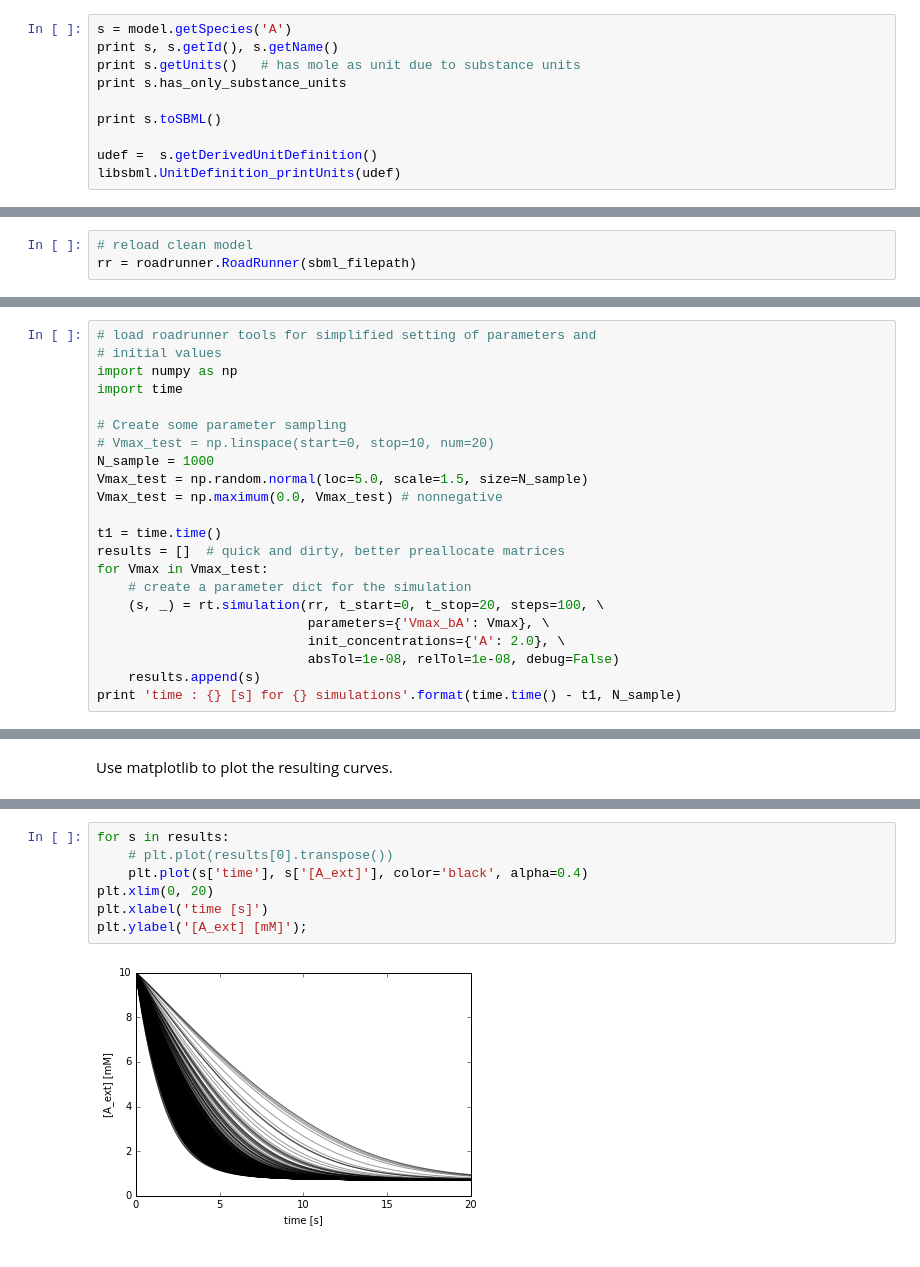
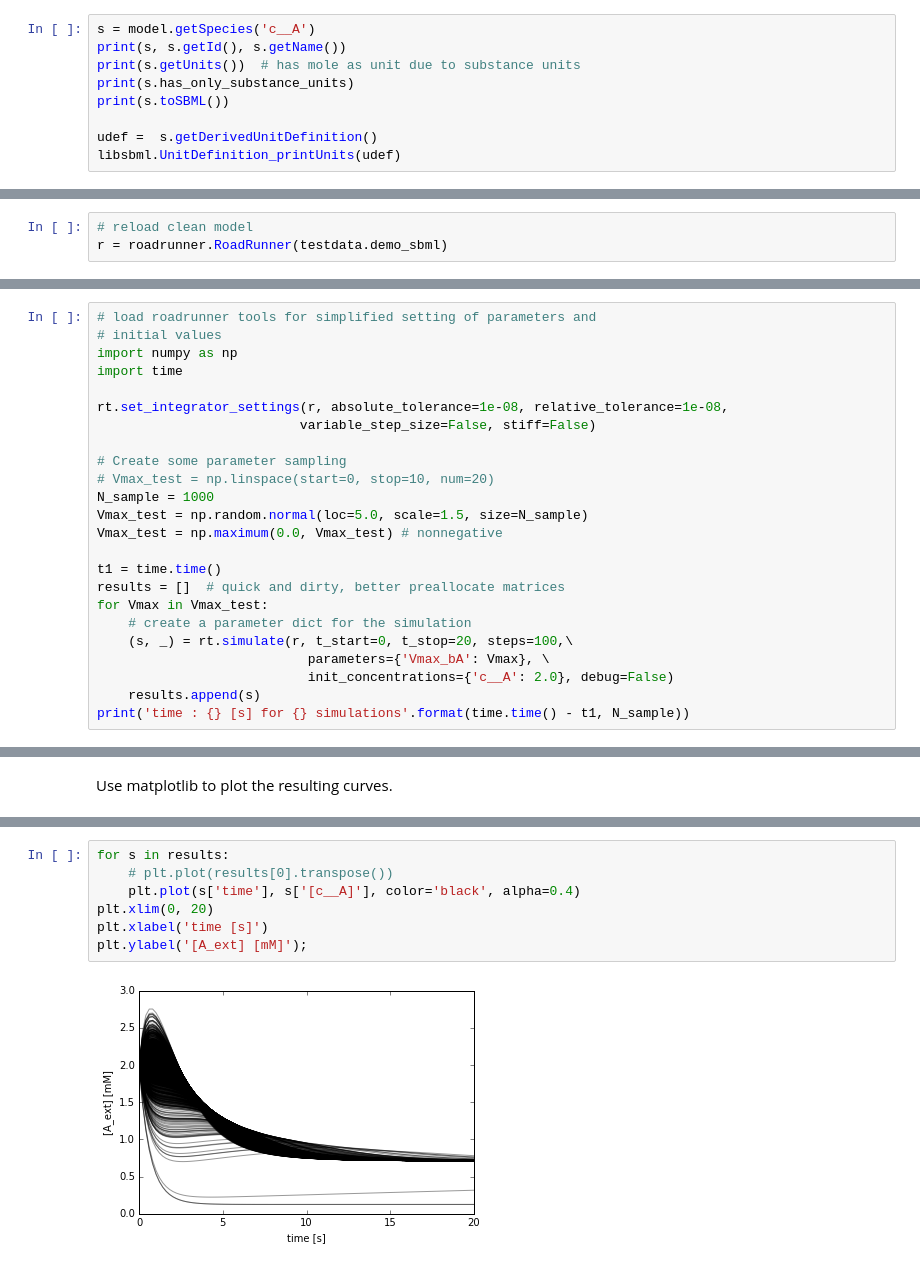
Before and after one commit to jingyayeah/multiscale-galactose, a Jupyter notebook: python/multiscalepy/multiscale/examples/notebook/demo_basic.ipynb, the cells around one changed output, grey strips where cells are left out. Saved outputs shown, nothing was run; the diff lists cells and outputs as text.

Commit message:
demo notebook updated

```diff
--- a/python/multiscalepy/multiscale/examples/notebook/demo_basic.ipynb
+++ b/python/multiscalepy/multiscale/examples/notebook/demo_basic.ipynb
@@ -293,11 +289,10 @@ print type(model)
 <class 'libsbml.Model'>
 # %%
-s = model.getSpecies('A')
-print s, s.getId(), s.getName()
-print s.getUnits()   # has mole as unit due to substance units
-print s.has_only_substance_units
-
-print s.toSBML()
+s = model.getSpecies('c__A')
+print(s, s.getId(), s.getName())
+print(s.getUnits())  # has mole as unit due to substance units
+print(s.has_only_substance_units)
+print(s.toSBML())
 
 udef =  s.getDerivedUnitDefinition()
 libsbml.UnitDefinition_printUnits(udef)
@@ -378,6 +379,6 @@ import multiscale.odesim.simulate.roadrunner_tools as rt
 # %%
 # reload clean model
-rr = roadrunner.RoadRunner(sbml_filepath)
+r = roadrunner.RoadRunner(testdata.demo_sbml)
 # %% [markdown]
 Select parameters to change in the following simulations
 # %%
@@ -452,6 +453,9 @@ bA = scale_f * (Vmax_bA / Km_A) * (A_ext - A) / (1 + A_ext / Km_A + A / Km_A)
 # initial values
 import numpy as np
 import time
+
+rt.set_integrator_settings(r, absolute_tolerance=1e-08, relative_tolerance=1e-08,
+                          variable_step_size=False, stiff=False)
 
 # Create some parameter sampling
 # Vmax_test = np.linspace(start=0, stop=10, num=20)
@@ -463,10 +467,9 @@ t1 = time.time()
 results = []  # quick and dirty, better preallocate matrices
 for Vmax in Vmax_test:
     # create a parameter dict for the simulation
-    (s, _) = rt.simulation(rr, t_start=0, t_stop=20, steps=100, \
+    (s, _) = rt.simulate(r, t_start=0, t_stop=20, steps=100,\
                            parameters={'Vmax_bA': Vmax}, \
-                           init_concentrations={'A': 2.0}, \
-                           absTol=1e-08, relTol=1e-08, debug=False)
+                           init_concentrations={'c__A': 2.0}, debug=False)
     results.append(s)
-print 'time : {} [s] for {} simulations'.format(time.time() - t1, N_sample)
+print('time : {} [s] for {} simulations'.format(time.time() - t1, N_sample))
 # %% [output]
@@ -490,12 +505,12 @@ rr.selections
 # %%
 for s in results:
     # plt.plot(results[0].transpose())
-    plt.plot(s['time'], s['[A_ext]'], color='black', alpha=0.4)
+    plt.plot(s['time'], s['[c__A]'], color='black', alpha=0.4)
 plt.xlim(0, 20)
 plt.xlabel('time [s]')
 plt.ylabel('[A_ext] [mM]');
 # %% [output]
-[figure, old version]
+[figure, new version]
 # %%
 for s in results:
     # plt.plot(results[0].transpose())
```
Also changed, not shown: parts of 34 cells of this notebook, 1 other file.
